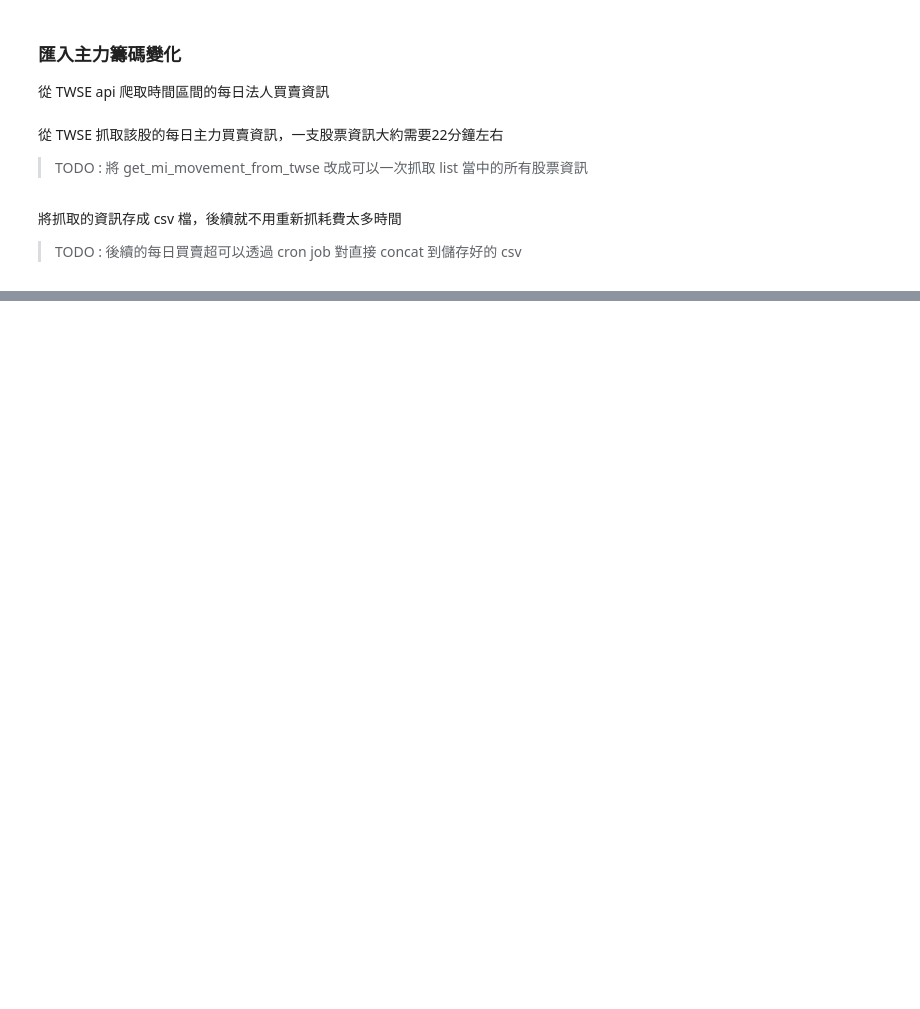
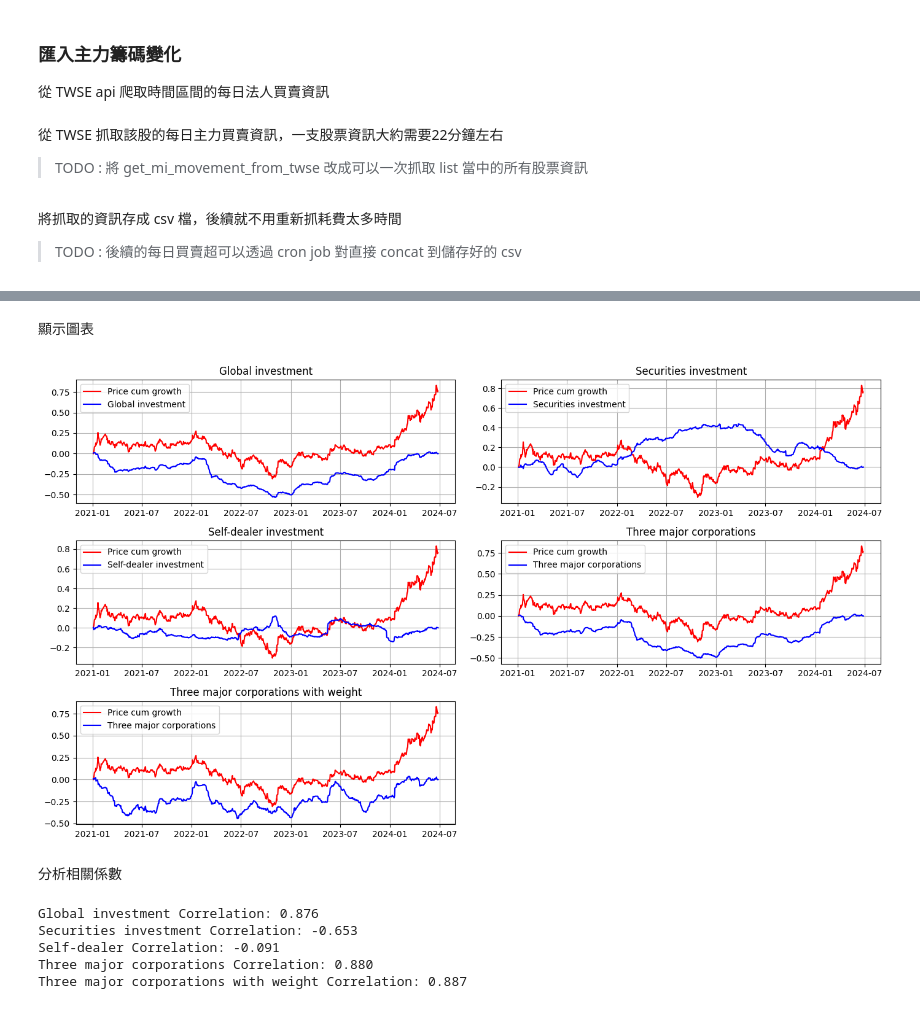
Before and after one commit to nuts-has-been-taken/tw-stock, a Jupyter notebook: stock_experiment/major_investors_movements.ipynb, the cells around one changed output, grey strips where cells are left out. Saved outputs shown, nothing was run; the diff lists cells and outputs as text; code cells hidden in the pictures; blank space fills up the shorter version.

Commit message:
update major investors analysis

```diff
--- a/stock_experiment/major_investors_movements.ipynb
+++ b/stock_experiment/major_investors_movements.ipynb
@@ -109,0 +114,5 @@ save_mi_movement_to_csv(df=df, stock_code=stock_code)
+# %%
+stock_code = "2330"
+file_path = f"../mi_movements_csv/{stock_code}_mi_movement.csv"
+mi_df = read_mi_movement_from_csv(file_path=file_path)
+print(mi_df.head())
@@ -109,0 +137,2 @@ save_mi_movement_to_csv(df=df, stock_code=stock_code)
+# %%
+mi_df.index = pd.to_datetime(mi_df.index)
@@ -109,0 +171,42 @@ save_mi_movement_to_csv(df=df, stock_code=stock_code)
+# %% [markdown]
+顯示圖表
+# %%
+fig, axes = plt.subplots(3, 2, figsize=(14, 8))
+
+axes[0, 0].plot(yf_df.index, yf_df["price_cum_growth"] , color='red', label='Price cum growth')
+axes[0, 0].plot(mi_df.index, mi_df["外資累計買賣超"] , color='blue', label='Global investment')
+axes[0, 0].set_title('Global investment')
+axes[0, 0].legend()
+axes[0, 0].grid(True)
+
+axes[0, 1].plot(yf_df.index, yf_df["price_cum_growth"] , color='red', label='Price cum growth')
+axes[0, 1].plot(mi_df.index, mi_df["投信累計買賣超"] , color='blue', label='Securities investment')
+axes[0, 1].set_title('Securities investment')
+axes[0, 1].legend()
+axes[0, 1].grid(True)
+
+axes[1, 0].plot(yf_df.index, yf_df["price_cum_growth"] , color='red', label='Price cum growth')
+axes[1, 0].plot(mi_df.index, mi_df["自營商累計買賣超"] , color='blue', label='Self-dealer investment')
+axes[1, 0].set_title('Self-dealer investment')
+axes[1, 0].legend()
+axes[1, 0].grid(True)
+
+axes[1, 1].plot(yf_df.index, yf_df["price_cum_growth"] , color='red', label='Price cum growth')
+axes[1, 1].plot(mi_df.index, mi_df["三大法人累計買賣超"] , color='blue', label='Three major corporations')
+axes[1, 1].set_title('Three major corporations')
+axes[1, 1].legend()
+axes[1, 1].grid(True)
+
+axes[2, 0].plot(yf_df.index, yf_df["price_cum_growth"] , color='red', label='Price cum growth')
+axes[2, 0].plot(mi_df.index, mi_df["三大法人累計買賣超權重"] * 3 , color='blue', label='Three major corporations')
+axes[2, 0].set_title('Three major corporations with weight')
+axes[2, 0].legend()
+axes[2, 0].grid(True)
+
+fig.delaxes(axes[2, 1])
+plt.tight_layout()
+plt.show()
+# %% [output]
+[figure, added]
+# %% [markdown]
+分析相關係數
@@ -109,0 +225,8 @@ save_mi_movement_to_csv(df=df, stock_code=stock_code)
+# %%
+correlation(yf_df, mi_df)
+# %% [output]
+Global investment Correlation: 0.876
+Securities investment Correlation: -0.653
+Self-dealer Correlation: -0.091
+Three major corporations Correlation: 0.880
+Three major corporations with weight Correlation: 0.887
```
Also changed, not shown: parts of 11 cells of this notebook, 1 other file.
